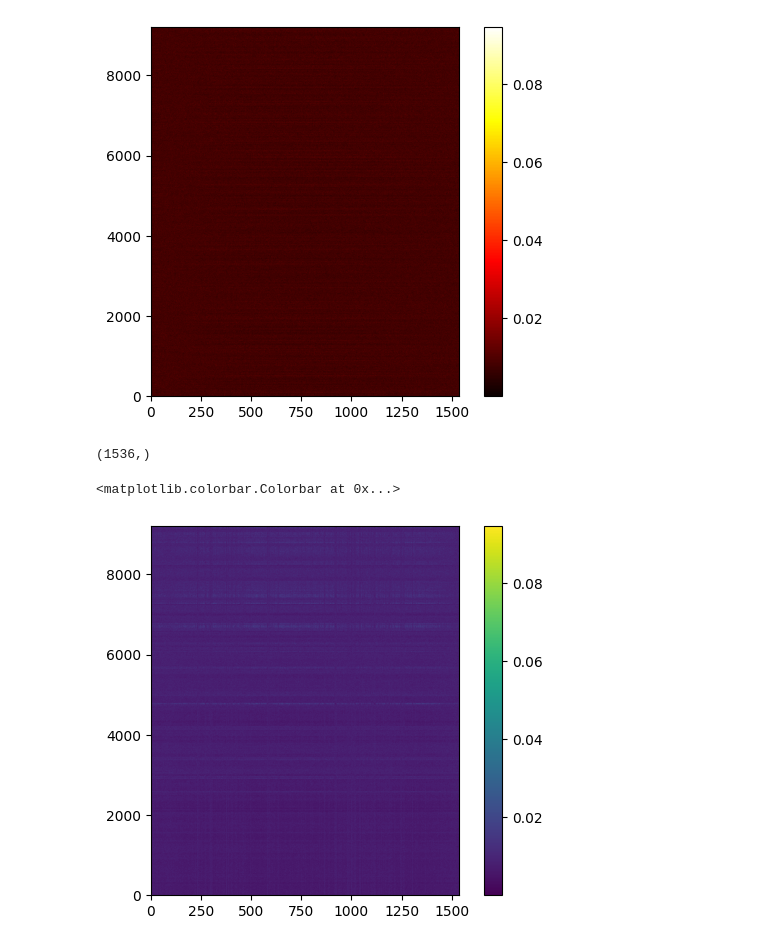
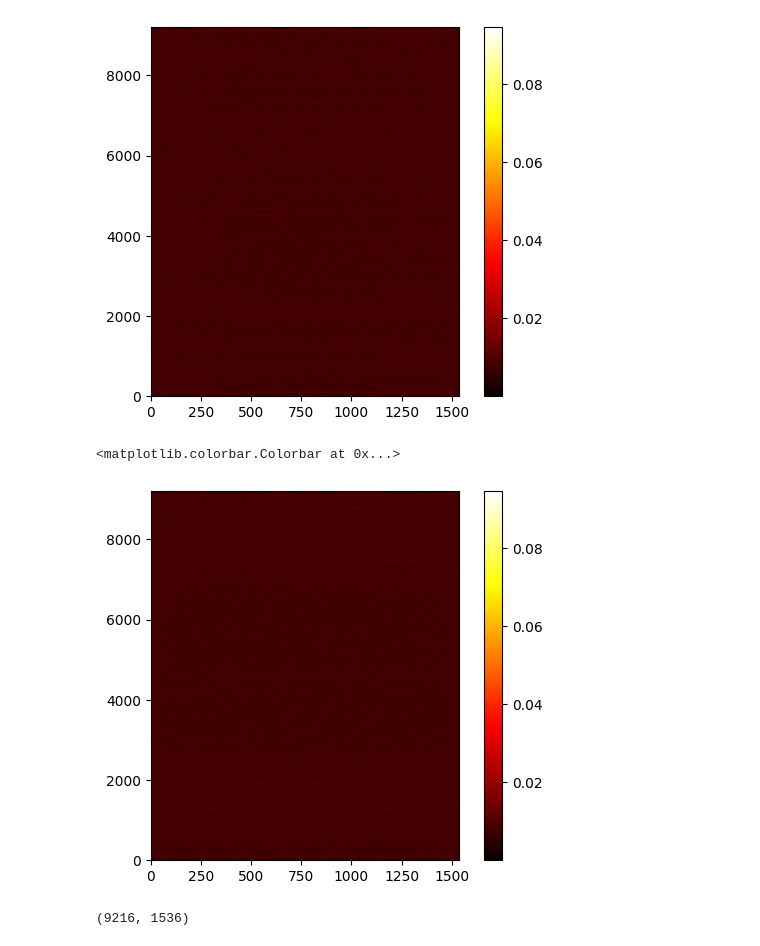
Before and after one commit to jsalt2024-evaluating-llms-for-astronomy/retrieval, a Jupyter notebook: saerch/christine.ipynb, the cells around one changed output. Drawn from its saved outputs; the diff is of its cells as text; code cells hidden in the pictures.

```diff
--- a/saerch/christine.ipynb
+++ b/saerch/christine.ipynb
@@ -459,7 +473,7 @@ ae.decoder.weight.shape
 torch.Size([1536, 9216])
 # %%
 decoder_weight = ae.decoder.weight.cpu().detach().numpy().T
-u, s, vh = np.linalg.svd(np.abs(decoder_weight), full_matrices=False)
+u, s, vh = np.linalg.svd(decoder_weight, full_matrices=False)
 # %%
 decoder_weight.shape
 # %% [output]
@@ -523,13 +523,13 @@ plt.colorbar()
 # %% [output]
 <matplotlib.colorbar.Colorbar at 0x...>
 [figure]
+# %%
+plt.imshow(np.abs(u[perm_x][:, perm_y]), cmap = 'hot', origin = 'lower', aspect = 0.2)
+plt.colorbar()
+# %% [output]
+<matplotlib.colorbar.Colorbar at 0x...>
+[figure, added]
 # %%
-s.shape
+decoder_weight.shape
 # %% [output]
-(1536,)
+(9216, 1536)
-# %%
-plt.imshow(np.abs(u_perm[:, :]), cmap = 'viridis', origin = 'lower', aspect = 0.2)
-plt.colorbar()
-# %% [output]
-<matplotlib.colorbar.Colorbar at 0x...>
-[figure, removed]
```
Also changed, not shown: parts of 16 cells of this notebook, 4 other files.
